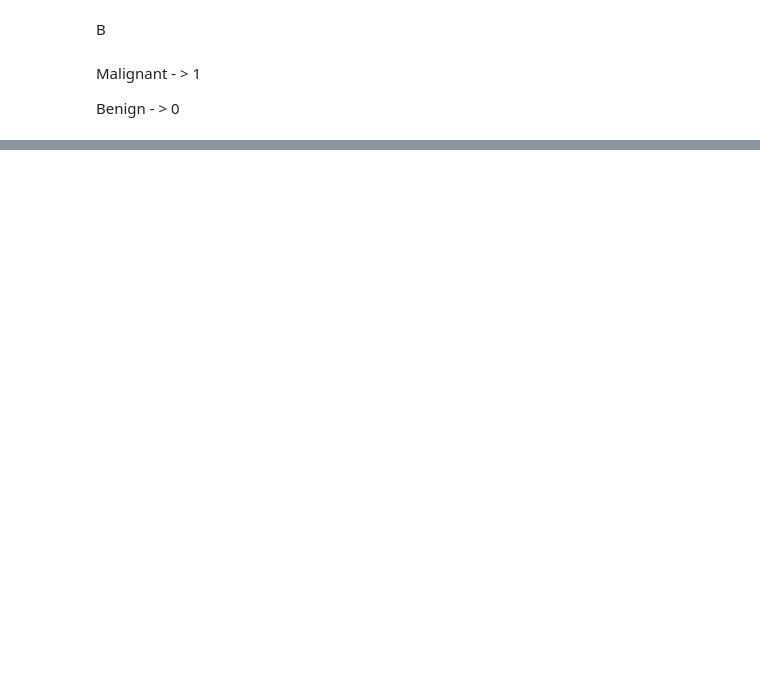
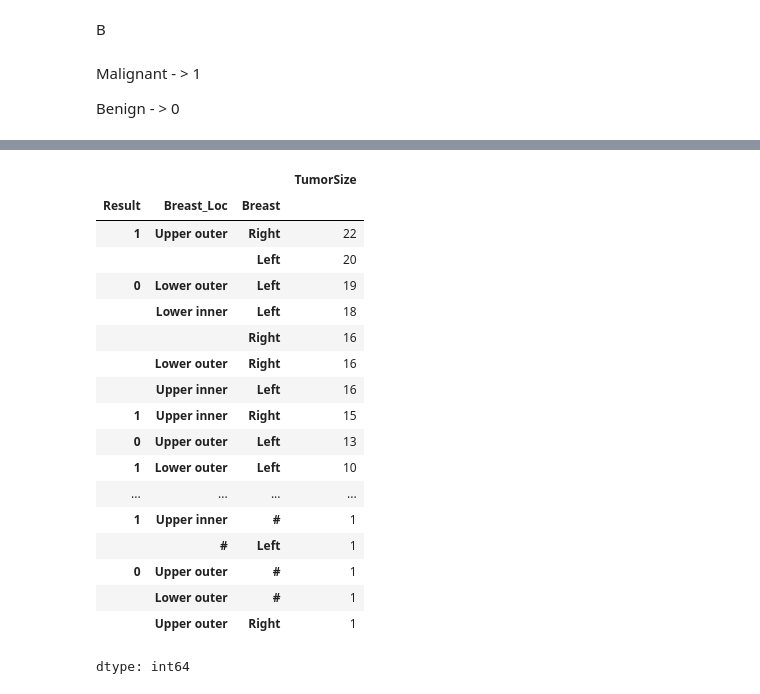
Before and after one commit to Eng-abdelhamed/Capstone-Project, a Jupyter notebook: breast_Cancer_.ipynb, the cells around one changed output, grey strips where cells are left out. Cells and saved outputs as stored; diff of their text form; code cells hidden in the pictures; blank space fills up the shorter version.

```diff
--- a/breast_Cancer_.ipynb
+++ b/breast_Cancer_.ipynb
@@ -204,0 +198,4 @@ df
+# %%
+df['Year'] = df['Year'].str.replace('#','')
+# %%
+df = df.drop(index= 40)
@@ -204,0 +204,26 @@ df
+# %%
+df = df.reset_index(drop = True)
+# %%
+df['Year'] = df['Year'].astype(int)
+# %%
+df.groupby(['Result','Breast_Loc','Breast'])['TumorSize'].count().sort_values(ascending = False)
+# %% [output]
+|  |  |  | TumorSize |
+| Result | Breast_Loc | Breast |  |
+| 1 | Upper outer | Right | 22 |
+|  |  | Left | 20 |
+| 0 | Lower outer | Left | 19 |
+|  | Lower inner | Left | 18 |
+|  |  | Right | 16 |
+|  | Lower outer | Right | 16 |
+|  | Upper inner | Left | 16 |
+| 1 | Upper inner | Right | 15 |
+| 0 | Upper outer | Left | 13 |
+| 1 | Lower outer | Left | 10 |
+| ... | ... | ... | ... |
+| 1 | Upper inner | # | 1 |
+|  | # | Left | 1 |
+| 0 | Upper outer | # | 1 |
+|  | Lower outer | # | 1 |
+|  | Upper outer | Right | 1 |
+dtype: int64
```
Also changed, not shown: parts of 8 cells of this notebook.
